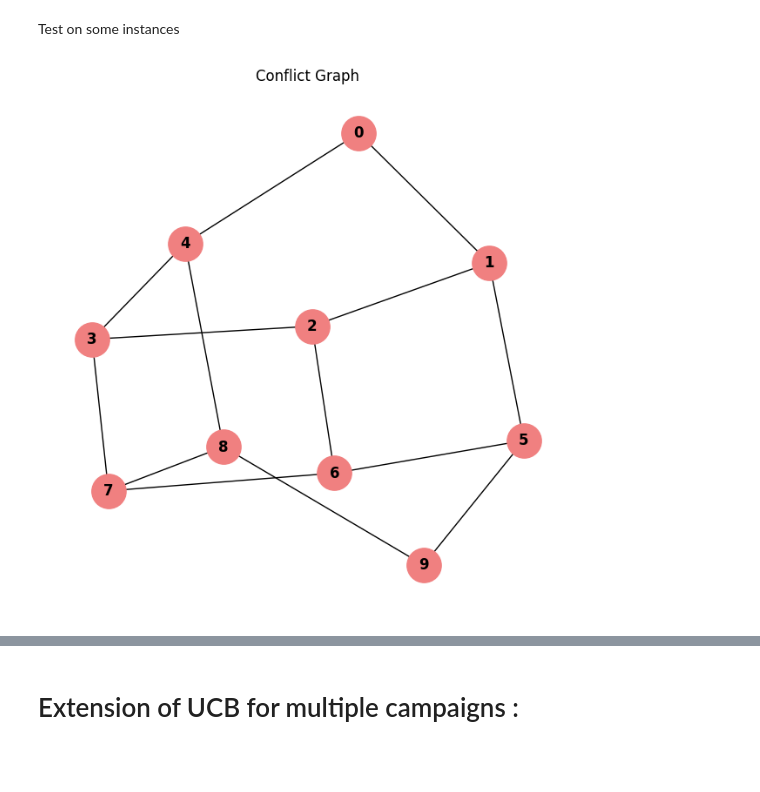
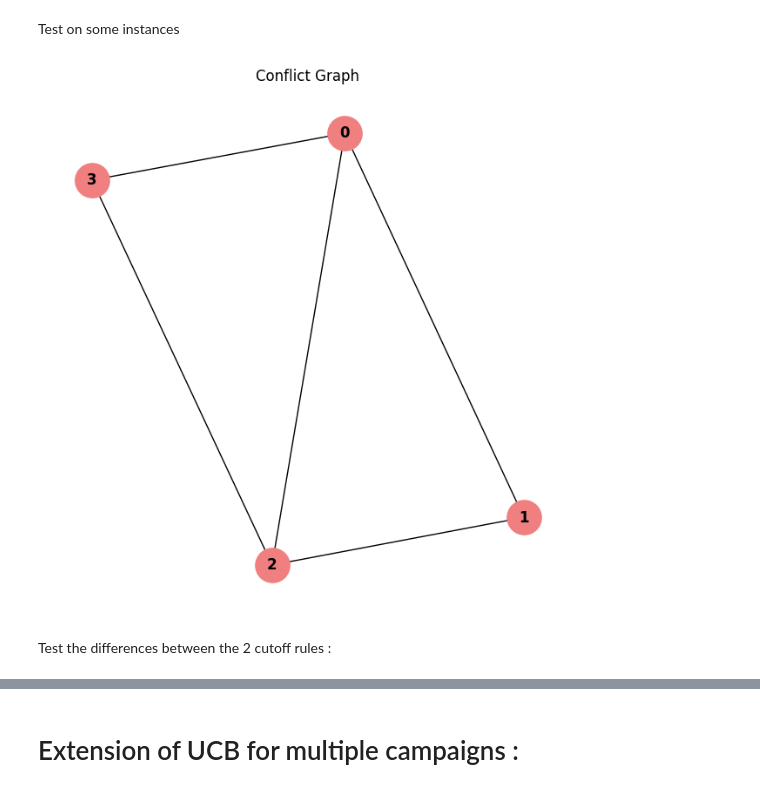
Before and after one commit to AntoineGaborieau/OLA_project, a Jupyter notebook: notebooks/Final_NB_requirement2.ipynb, the cells around one changed output, grey strips where cells are left out. Cells and saved outputs as stored; diff of their text form; code cells hidden in the pictures; blank space fills up the shorter version.

```diff
--- a/notebooks/Final_NB_requirement2.ipynb
+++ b/notebooks/Final_NB_requirement2.ipynb
@@ -277,10 +265,10 @@ import numpy as np
 
 # Dimension 4
 M_4 = np.array([
-    [False, True,  False, False],
+    [False, True,  True, True],
     [True,  False, True,  False],
-    [False, True,  False, True ],
-    [False, False, True,  False]
+    [True, True,  False, True ],
+    [True, False, True,  False]
 ])
 
 # Dimension 10
@@ -297,6 +285,8 @@ M_10 = np.array([
     [False, False, False, False, False, True,  False, False, True,  False]
 ])
 # %%
-plot_conflict_graph(M_10)
+plot_conflict_graph(M_4)
 # %% [output]
-[figure, old version]
+[figure, new version]
+# %% [markdown]
+Test the differences between the 2 cutoff rules :
```
Also changed, not shown: parts of 21 cells of this notebook.
